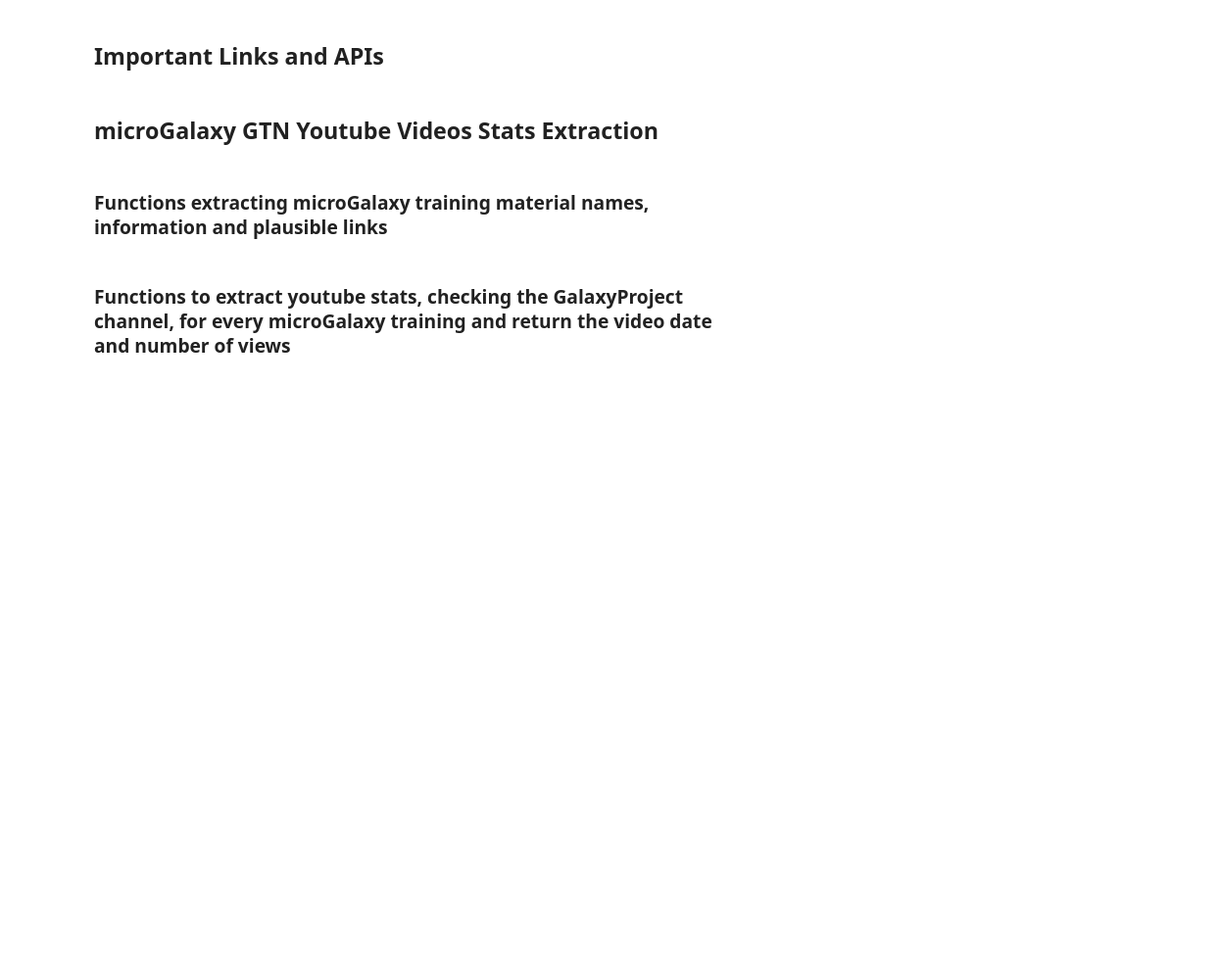
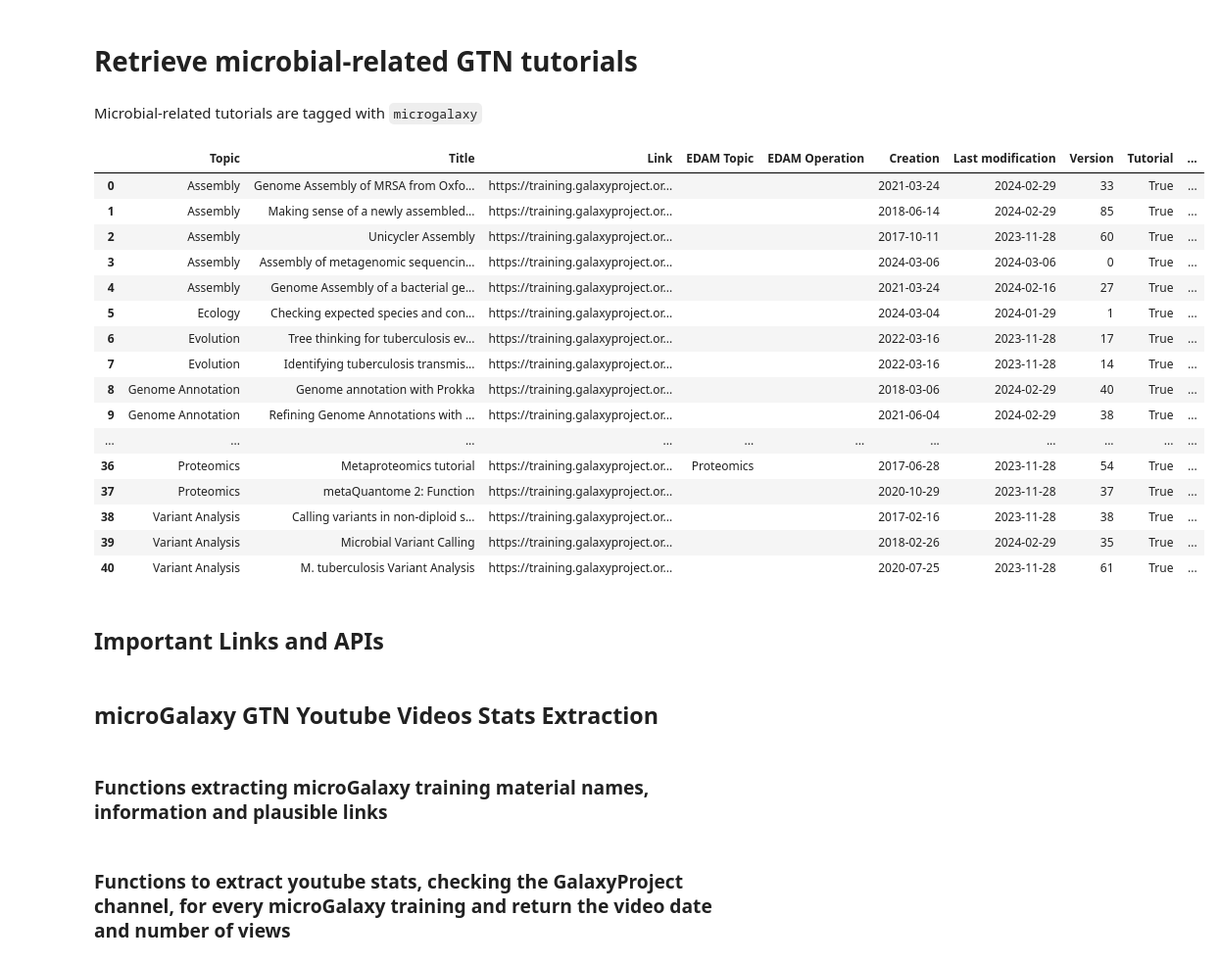
Before and after one commit to usegalaxy-eu/microgalaxy_paper_2025, a Jupyter notebook: bin/gtn_statistics_table_generator.ipynb, the cells around one changed output. Shown at 98% size. Saved outputs shown, nothing was run; the diff lists cells and outputs as text; code cells hidden in the pictures; blank space fills up the shorter version.

Commit message:
Get microGalaxy tutorials as a table via GTN API

```diff
--- a/bin/gtn_statistics_table_generator.ipynb
+++ b/bin/gtn_statistics_table_generator.ipynb
@@ -17,0 +22,4 @@ from datetime import datetime
+# %% [markdown]
+# Retrieve microbial-related GTN tutorials
+# %% [markdown]
+Microbial-related tutorials are tagged with `microgalaxy`
@@ -18,3 +71,66 @@ from datetime import datetime
+# %%
+# Transform the list of dictionary with tutorials into a dataframe exportable to TSV
+# TO MOVE AT THE END
+microgalaxy_tuto_df = (
+    pd.DataFrame.from_dict(microgalaxy_tutos)
+    .assign(
+        Workflows=lambda df: df.workflows.notna()
+    )
+    .rename(columns = {
+        "title": "Title",
+        "hands_on": "Tutorial",
+        "url": "Link",
+        "slides": "Slides",
+        "mod_date": "Last modification",
+        "pub_date": "Creation",
+        "version": "Version",
+        "short_tools": "Tools",
+        "exact_supported_servers": "Servers with precise tool versions",
+        "inexact_supported_servers": "Servers with tool but different versions",
+        "topic_name_human": "Topic",
+        "video": "Video",
+    })
+    .reindex(columns = [
+        "Topic",
+        "Title",
+        "Link",
+        "EDAM Topic",
+        "EDAM Operation",
+        "Creation",
+        "Last modification",
+        "Version",
+        "Tutorial",
+        "Slides",
+        "Video",
+        "Workflows",
+        "Tools",
+        "Servers with precise tool versions",
+        "Servers with tool but different versions"
+    ])
+    .fillna("")
+)
+for col in ["Servers with precise tool versions", "Servers with tool but different versions", "Tools", "EDAM Topic", "EDAM Operation"]:
+    microgalaxy_tuto_df[col] = microgalaxy_tuto_df[col].apply(lambda x: ", ".join([str(i) for i in x]))
+microgalaxy_tuto_df.to_csv("../results/tutorials.tsv", sep="\t")
+microgalaxy_tuto_df
+# %% [output]
+|  | Topic | Title | Link | EDAM Topic | EDAM Operation | Creation | Last modification | Version | Tutorial | ... |
+| 0 | Assembly | Genome Assembly of MRSA from Oxfo... | https://training.galaxyproject.or... |  |  | 2021-03-24 | 2024-02-29 | 33 | True | ... |
+| 1 | Assembly | Making sense of a newly assembled... | https://training.galaxyproject.or... |  |  | 2018-06-14 | 2024-02-29 | 85 | True | ... |
+| 2 | Assembly | Unicycler Assembly | https://training.galaxyproject.or... |  |  | 2017-10-11 | 2023-11-28 | 60 | True | ... |
+| 3 | Assembly | Assembly of metagenomic sequencin... | https://training.galaxyproject.or... |  |  | 2024-03-06 | 2024-03-06 | 0 | True | ... |
+| 4 | Assembly | Genome Assembly of a bacterial ge... | https://training.galaxyproject.or... |  |  | 2021-03-24 | 2024-02-16 | 27 | True | ... |
+| 5 | Ecology | Checking expected species and con... | https://training.galaxyproject.or... |  |  | 2024-03-04 | 2024-01-29 | 1 | True | ... |
+| 6 | Evolution | Tree thinking for tuberculosis ev... | https://training.galaxyproject.or... |  |  | 2022-03-16 | 2023-11-28 | 17 | True | ... |
+| 7 | Evolution | Identifying tuberculosis transmis... | https://training.galaxyproject.or... |  |  | 2022-03-16 | 2023-11-28 | 14 | True | ... |
+| 8 | Genome Annotation | Genome annotation with Prokka | https://training.galaxyproject.or... |  |  | 2018-03-06 | 2024-02-29 | 40 | True | ... |
+| 9 | Genome Annotation | Refining Genome Annotations with ... | https://training.galaxyproject.or... |  |  | 2021-06-04 | 2024-02-29 | 38 | True | ... |
+| ... | ... | ... | ... | ... | ... | ... | ... | ... | ... | ... |
+| 36 | Proteomics | Metaproteomics tutorial | https://training.galaxyproject.or... | Proteomics |  | 2017-06-28 | 2023-11-28 | 54 | True | ... |
+| 37 | Proteomics | metaQuantome 2: Function | https://training.galaxyproject.or... |  |  | 2020-10-29 | 2023-11-28 | 37 | True | ... |
+| 38 | Variant Analysis | Calling variants in non-diploid s... | https://training.galaxyproject.or... |  |  | 2017-02-16 | 2023-11-28 | 38 | True | ... |
+| 39 | Variant Analysis | Microbial Variant Calling | https://training.galaxyproject.or... |  |  | 2018-02-26 | 2024-02-29 | 35 | True | ... |
+| 40 | Variant Analysis | M. tuberculosis Variant Analysis | https://training.galaxyproject.or... |  |  | 2020-07-25 | 2023-11-28 | 61 | True | ... |
 # %% [markdown]
 ## Important Links and APIs
 # %%
```
Also changed, not shown: parts of 5 cells of this notebook, 1 other file.
